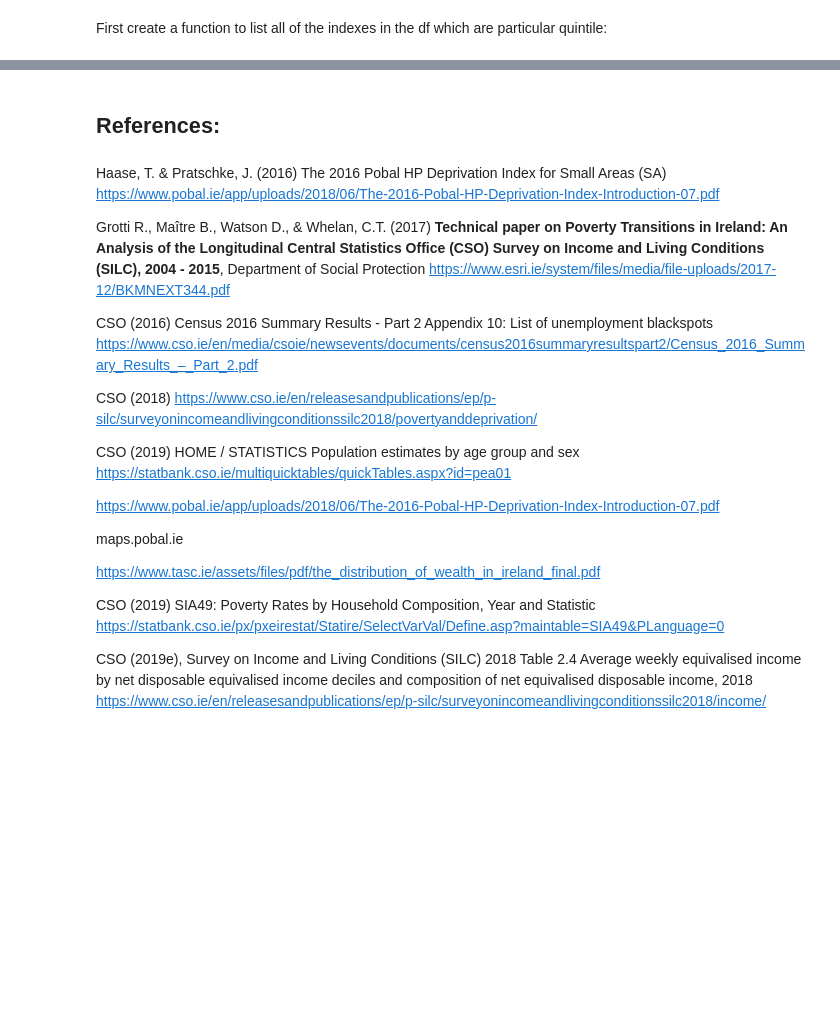
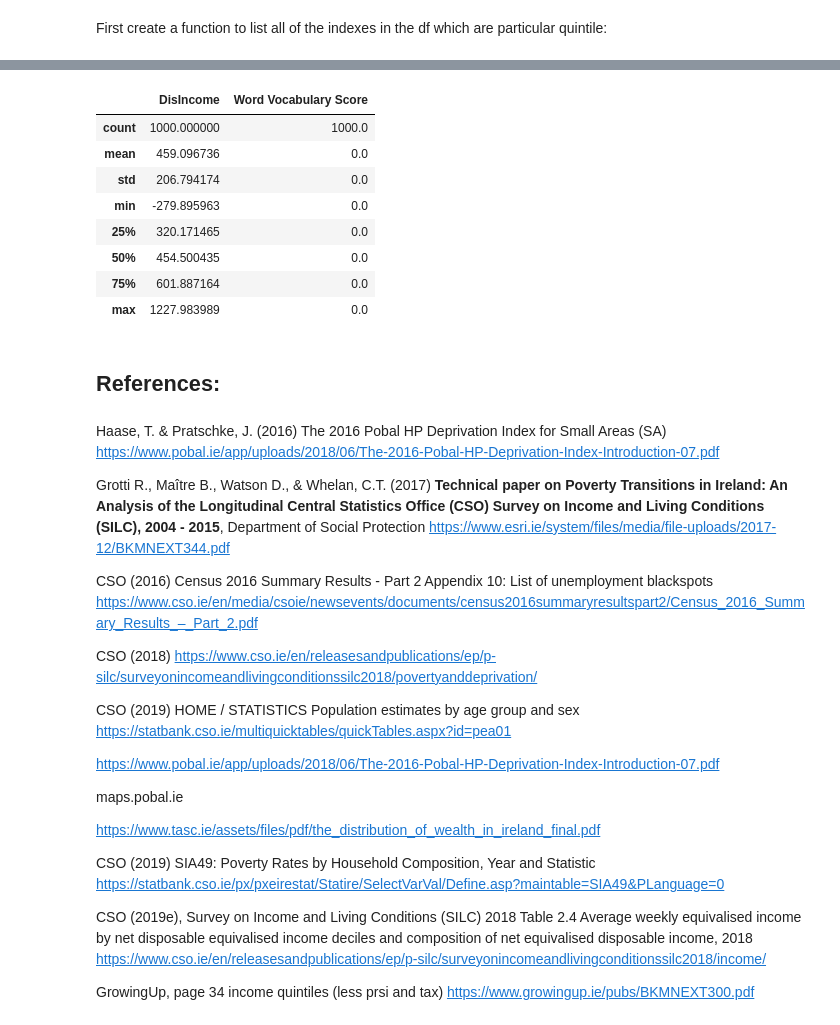
Before and after one commit to fionaoriordan/52465_19_project, a Jupyter notebook: 52465_19_project_dep1.ipynb, the cells around one changed output, grey strips where cells are left out. Saved outputs shown, nothing was run; the diff lists cells and outputs as text; code cells hidden in the pictures; blank space fills up the shorter version.

```diff
--- a/52465_19_project_dep1.ipynb
+++ b/52465_19_project_dep1.ipynb
@@ -573,3 +721,15 @@ Int64Index([  1,   2,   3,   9,  11,  14,  18,  25,  28,  33,
+# %%
+df.describe()
+# %% [output]
+|  | DisIncome | Word Vocabulary Score |
+| count | 1000.000000 | 1000.0 |
+| mean | 459.096736 | 0.0 |
+| std | 206.794174 | 0.0 |
+| min | -279.895963 | 0.0 |
+| 25% | 320.171465 | 0.0 |
+| 50% | 454.500435 | 0.0 |
+| 75% | 601.887164 | 0.0 |
+| max | 1227.983989 | 0.0 |
 # %% [markdown]
 ## References:
 # %% [markdown]
@@ -605,3 +765,7 @@ https://statbank.cso.ie/px/pxeirestat/Statire/SelectVarVal/Define.asp?maintable=
 
 CSO (2019e), Survey on Income and Living Conditions (SILC) 2018 Table 2.4 Average weekly equivalised income by net disposable equivalised income deciles and composition of net equivalised disposable income, 2018
 https://www.cso.ie/en/releasesandpublications/ep/p-silc/surveyonincomeandlivingconditionssilc2018/income/
+
+
+GrowingUp, page 34 income quintiles (less prsi and tax)
+https://www.growingup.ie/pubs/BKMNEXT300.pdf
```
Also changed, not shown: parts of 23 cells of this notebook.
